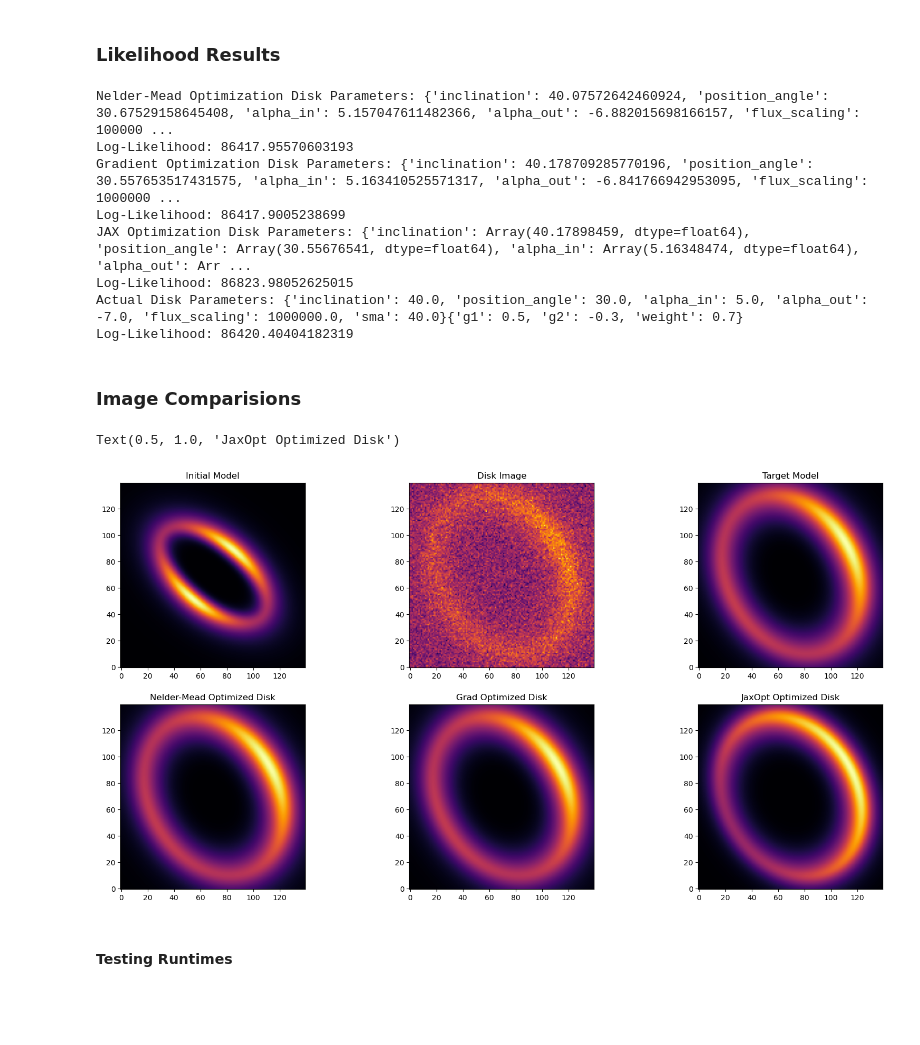
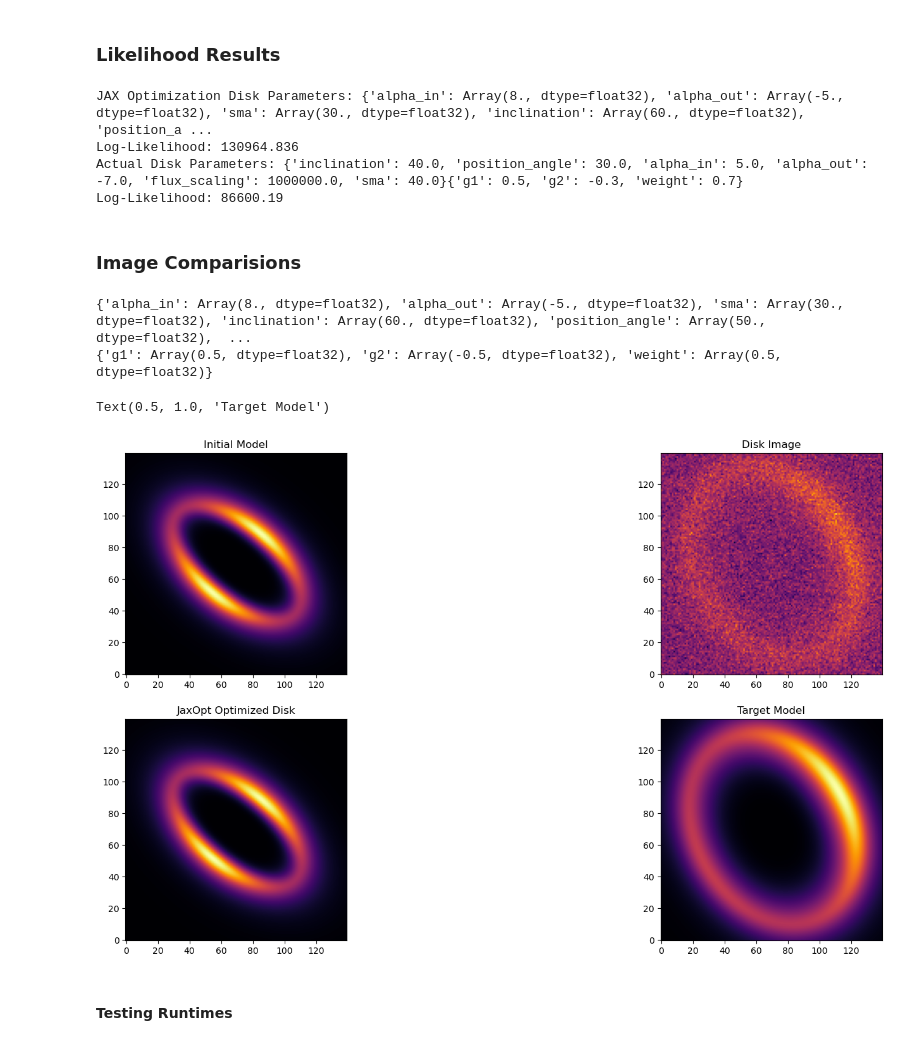
Before and after one commit to mihir-r-kondapalli/GRaTeR-JAX, a Jupyter notebook: Disk_Jaxed_Minimize.ipynb, the cells around one changed output. Saved outputs shown, nothing was run; the diff lists cells and outputs as text; code cells hidden in the pictures; blank space fills up the shorter version.

```diff
--- a/Disk_Jaxed_Minimize.ipynb
+++ b/Disk_Jaxed_Minimize.ipynb
@@ -45,7 +45,7 @@ spf_params={'g1': 0.5, 'g2': -0.3, 'weight': 0.7}
 # Disk 1
 start = datetime.now()
 disk_image1 = jax_model(DustEllipticalDistribution2PowerLaws, DoubleHenyeyGreenstein_SPF, disk_params=disk_params1,
-                              spf_params={'g1': 0.9, 'g2': -0.2, 'weight': 0.7})
+                              spf_params={'g1': 0.5, 'g2': -0.5, 'weight': 0.5})
 end = datetime.now()
 print(end-start)
 
@@ -95,36 +121,42 @@ print("Actual Disk Parameters: " + str(disk_params2) + str(spf_params))
 print("Log-Likelihood: " + str(-log_likelihood(DustEllipticalDistribution2PowerLaws, DoubleHenyeyGreenstein_SPF, disk_params2, spf_params,
                     disk_image2+noise, jnp.ones(disk_image2.shape)*noise_level)))
 # %% [output]
-Nelder-Mead Optimization Disk Parameters: {'inclination': 40.07572642460924, 'position_angle': 30.67529158645408, 'alpha_in': 5.157047611482366, 'alpha_out': -6.882015698166157, 'flux_scaling': 100000 ...
-Log-Likelihood: 86417.95570603193
-Gradient Optimization Disk Parameters: {'inclination': 40.178709285770196, 'position_angle': 30.557653517431575, 'alpha_in': 5.163410525571317, 'alpha_out': -6.841766942953095, 'flux_scaling': 1000000 ...
-Log-Likelihood: 86417.9005238699
-JAX Optimization Disk Parameters: {'inclination': Array(40.17898459, dtype=float64), 'position_angle': Array(30.55676541, dtype=float64), 'alpha_in': Array(5.16348474, dtype=float64), 'alpha_out': Arr ...
-Log-Likelihood: 86823.98052625015
+JAX Optimization Disk Parameters: {'alpha_in': Array(8., dtype=float32), 'alpha_out': Array(-5., dtype=float32), 'sma': Array(30., dtype=float32), 'inclination': Array(60., dtype=float32), 'position_a ...
+Log-Likelihood: 130964.836
 Actual Disk Parameters: {'inclination': 40.0, 'position_angle': 30.0, 'alpha_in': 5.0, 'alpha_out': -7.0, 'flux_scaling': 1000000.0, 'sma': 40.0}{'g1': 0.5, 'g2': -0.3, 'weight': 0.7}
-Log-Likelihood: 86420.40404182319
+Log-Likelihood: 86600.19
 # %% [markdown]
 ### Image Comparisions
 # %%
+disk_fit_jaxopt['flux_scaling'] = 1e6
 spf_params_jaxopt = DoubleHenyeyGreenstein_SPF.unpack_pars(soln_sm[5:])
+
+print(disk_fit_jaxopt)
+print(spf_params_jaxopt)
+
+disk_image1 = jax_model(DustEllipticalDistribution2PowerLaws, DoubleHenyeyGreenstein_SPF, disk_params=disk_params1,
+                              spf_params=DoubleHenyeyGreenstein_SPF.unpack_pars(spf_params_jax))
 
 disk_image_fit_jaxopt = jax_model(DustEllipticalDistribution2PowerLaws, DoubleHenyeyGreenstein_SPF, disk_params=disk_fit_jaxopt,
                                spf_params=spf_params_jaxopt)
+# %% [output]
+{'alpha_in': Array(8., dtype=float32), 'alpha_out': Array(-5., dtype=float32), 'sma': Array(30., dtype=float32), 'inclination': Array(60., dtype=float32), 'position_angle': Array(50., dtype=float32),  ...
+{'g1': Array(0.5, dtype=float32), 'g2': Array(-0.5, dtype=float32), 'weight': Array(0.5, dtype=float32)}
 # %%
 fig, axes = plt.subplots(2,2, figsize=(20,10))
 
-axes[0][0].imshow(disk_image1_ap, origin='lower', cmap='inferno')
+axes[0][0].imshow(disk_image1, origin='lower', cmap='inferno')
 axes[0][0].set_title("Initial Model")
 
 axes[0][1].imshow(disk_image2+noise, origin='lower', cmap='inferno')
 axes[0][1].set_title("Disk Image")
 
 axes[1][0].imshow(disk_image_fit_jaxopt, origin='lower', cmap='inferno')
 axes[1][0].set_title("JaxOpt Optimized Disk")
 
 axes[1][1].imshow(disk_image2, origin='lower', cmap='inferno')
 axes[1][1].set_title("Target Model")
 # %% [output]
-Text(0.5, 1.0, 'JaxOpt Optimized Disk')
+Text(0.5, 1.0, 'Target Model')
-[figure, old version]
+[figure, new version]
 # %%
```
Also changed, not shown: parts of 8 cells of this notebook, 1 other file.
